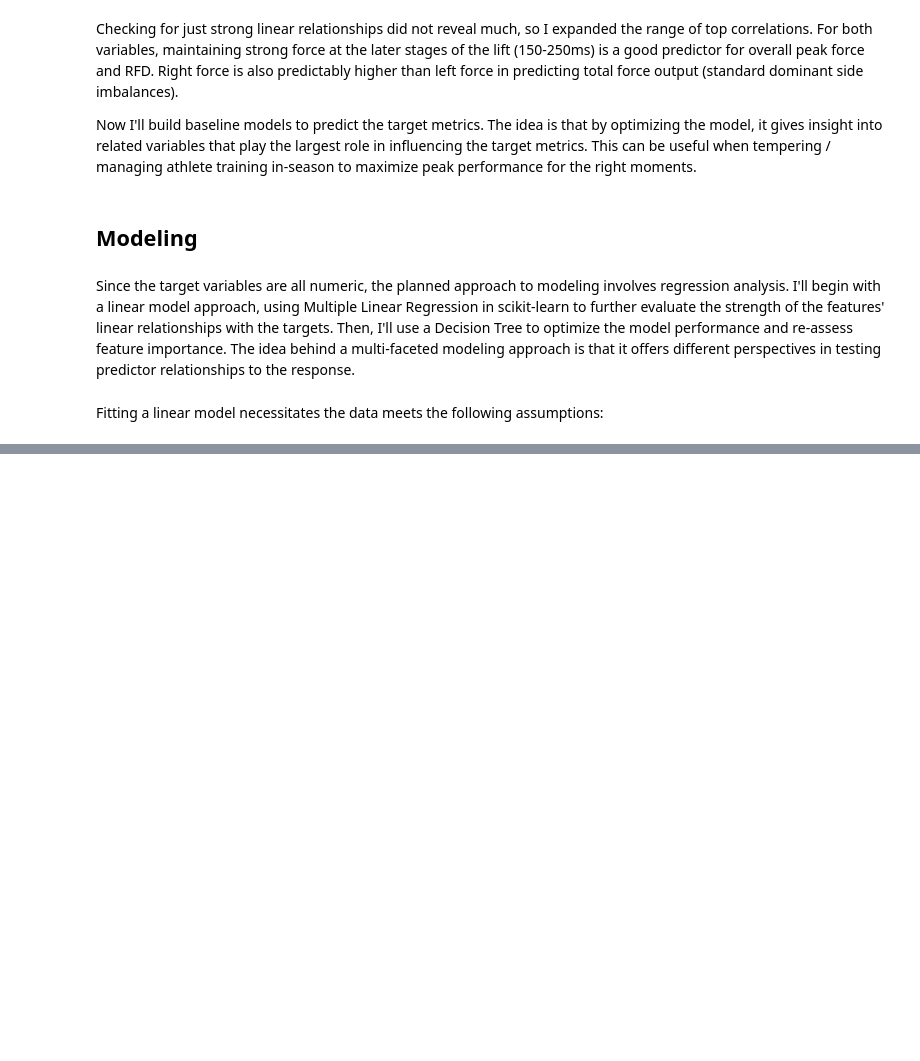
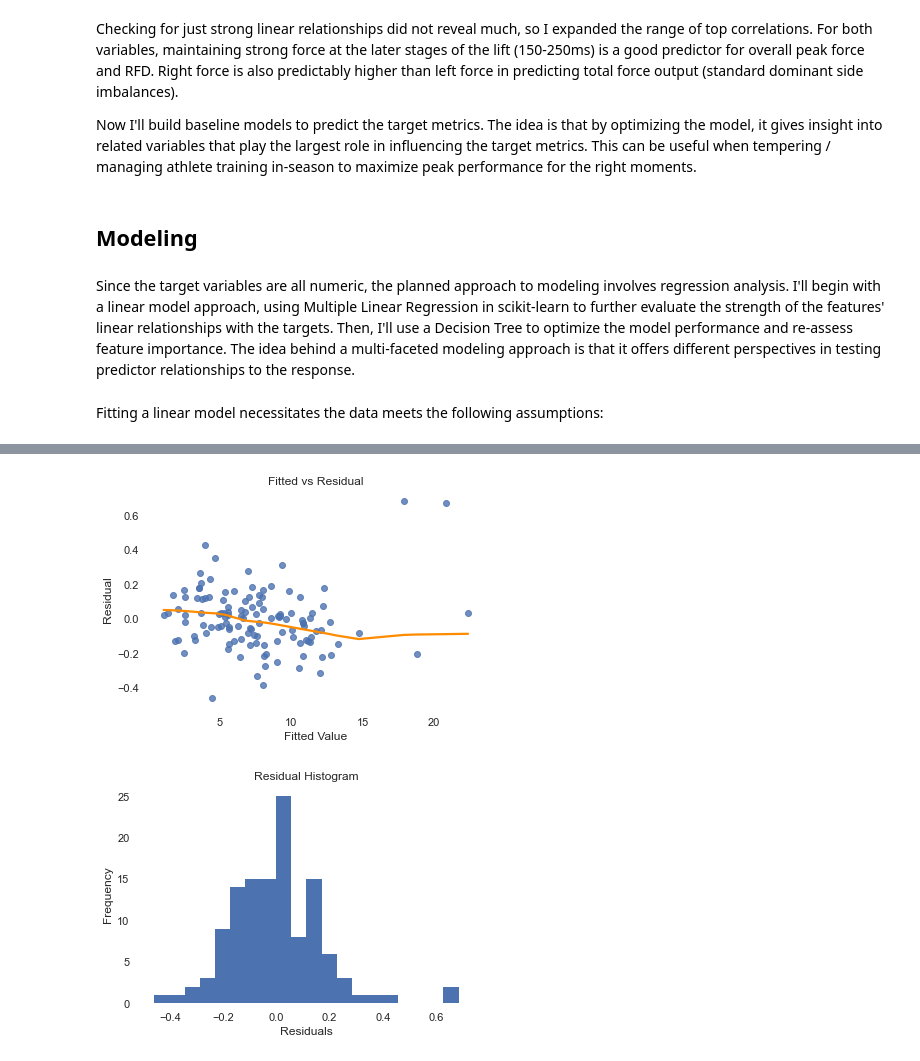
Before and after one commit to mithilguru/Illinois-Strength-Trends, a Jupyter notebook: StrengthTesting-July-2023.ipynb, the cells around one changed output, grey strips where cells are left out. Cells and saved outputs as stored; diff of their text form; code cells hidden in the pictures; blank space fills up the shorter version.

```diff
--- a/StrengthTesting-July-2023.ipynb
+++ b/StrengthTesting-July-2023.ipynb
@@ -558,0 +588,22 @@ plt.show()
+# %%
+# re-run baseline model diagnostics after removing top outliers
+mod2 = sm.OLS(y, sm.add_constant(X)).fit()
+
+# fitted vs residual plot (linearity and constant variance)
+sns.regplot(x = mod2.fittedvalues, y = mod2.resid, lowess = True, line_kws = {'color': "darkorange"})
+sns.despine(left = True, bottom = True)
+plt.xlabel('Fitted Value')
+plt.ylabel('Residual')
+plt.title('Fitted vs Residual')
+plt.show()
+
+# residual histogram (normality and independence)
+plt.hist(mod2.resid, bins = 20, edgecolor = "none")
+sns.despine(left = True, bottom = True)
+plt.xlabel('Residuals')
+plt.ylabel('Frequency')
+plt.title('Residual Histogram')
+plt.show()
+# %% [output]
+[figure, added]
+[figure, added]
```
Also changed, not shown: parts of 10 cells of this notebook.
